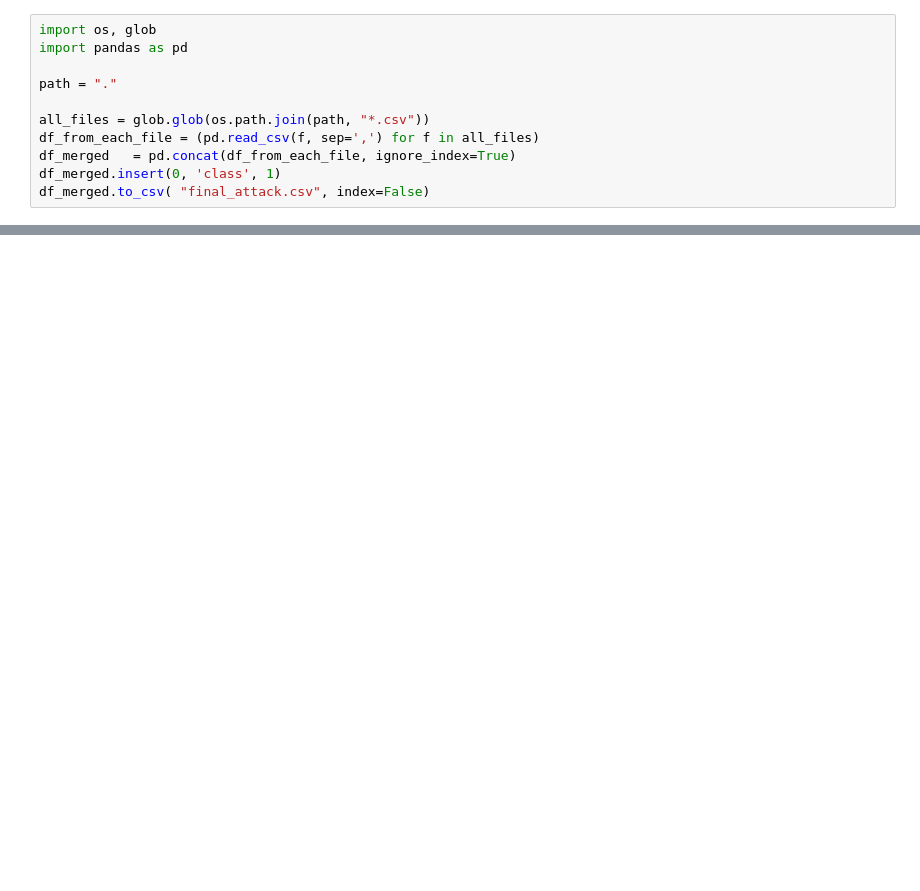
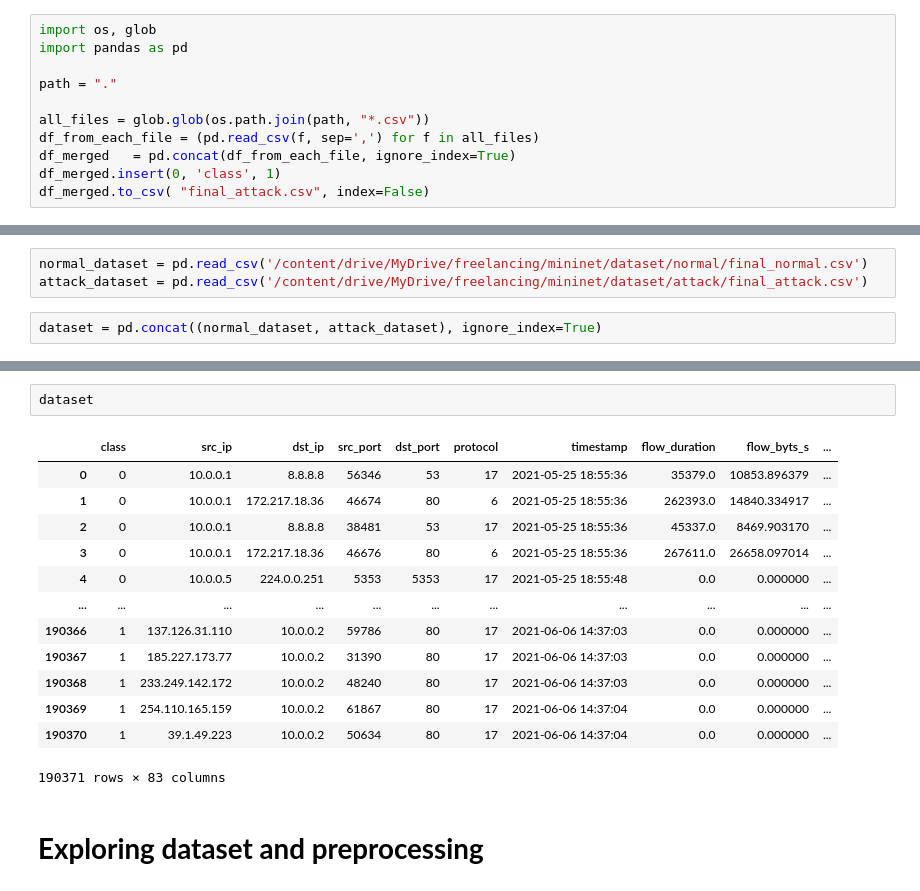
Before and after one commit to Ahmed15497/Advanced-Machine-Learning-Specialization, a Jupyter notebook: mininet_classifier.ipynb, the cells around one changed output, grey strips where cells are left out. Drawn from its saved outputs; the diff is of its cells as text; blank space fills up the shorter version.

```diff
--- a/mininet_classifier.ipynb
+++ b/mininet_classifier.ipynb
@@ -46,0 +130,5 @@ df_merged.to_csv( "final_attack.csv", index=False)
+# %%
+normal_dataset = pd.read_csv('/content/drive/MyDrive/freelancing/mininet/dataset/normal/final_normal.csv')
+attack_dataset = pd.read_csv('/content/drive/MyDrive/freelancing/mininet/dataset/attack/final_attack.csv')
+# %%
+dataset = pd.concat((normal_dataset, attack_dataset), ignore_index=True)
@@ -46,0 +144,18 @@ df_merged.to_csv( "final_attack.csv", index=False)
+# %%
+dataset
+# %% [output]
+|  | class | src_ip | dst_ip | src_port | dst_port | protocol | timestamp | flow_duration | flow_byts_s | ... |
+| 0 | 0 | 10.0.0.1 | 8.8.8.8 | 56346 | 53 | 17 | 2021-05-25 18:55:36 | 35379.0 | 10853.896379 | ... |
+| 1 | 0 | 10.0.0.1 | 172.217.18.36 | 46674 | 80 | 6 | 2021-05-25 18:55:36 | 262393.0 | 14840.334917 | ... |
+| 2 | 0 | 10.0.0.1 | 8.8.8.8 | 38481 | 53 | 17 | 2021-05-25 18:55:36 | 45337.0 | 8469.903170 | ... |
+| 3 | 0 | 10.0.0.1 | 172.217.18.36 | 46676 | 80 | 6 | 2021-05-25 18:55:36 | 267611.0 | 26658.097014 | ... |
+| 4 | 0 | 10.0.0.5 | 224.0.0.251 | 5353 | 5353 | 17 | 2021-05-25 18:55:48 | 0.0 | 0.000000 | ... |
+| ... | ... | ... | ... | ... | ... | ... | ... | ... | ... | ... |
+| 190366 | 1 | 137.126.31.110 | 10.0.0.2 | 59786 | 80 | 17 | 2021-06-06 14:37:03 | 0.0 | 0.000000 | ... |
+| 190367 | 1 | 185.227.173.77 | 10.0.0.2 | 31390 | 80 | 17 | 2021-06-06 14:37:03 | 0.0 | 0.000000 | ... |
+| 190368 | 1 | 233.249.142.172 | 10.0.0.2 | 48240 | 80 | 17 | 2021-06-06 14:37:03 | 0.0 | 0.000000 | ... |
+| 190369 | 1 | 254.110.165.159 | 10.0.0.2 | 61867 | 80 | 17 | 2021-06-06 14:37:04 | 0.0 | 0.000000 | ... |
+| 190370 | 1 | 39.1.49.223 | 10.0.0.2 | 50634 | 80 | 17 | 2021-06-06 14:37:04 | 0.0 | 0.000000 | ... |
+190371 rows × 83 columns
+# %% [markdown]
+# **Exploring dataset and preprocessing**
```
Also changed, not shown: parts of 36 cells of this notebook.
